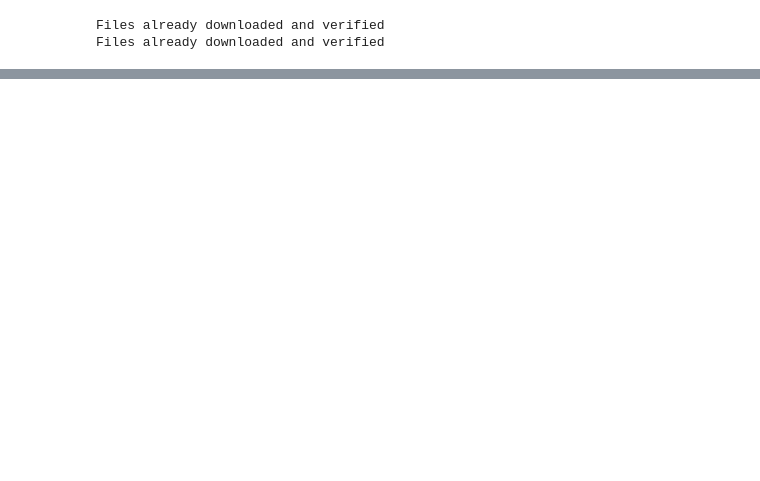
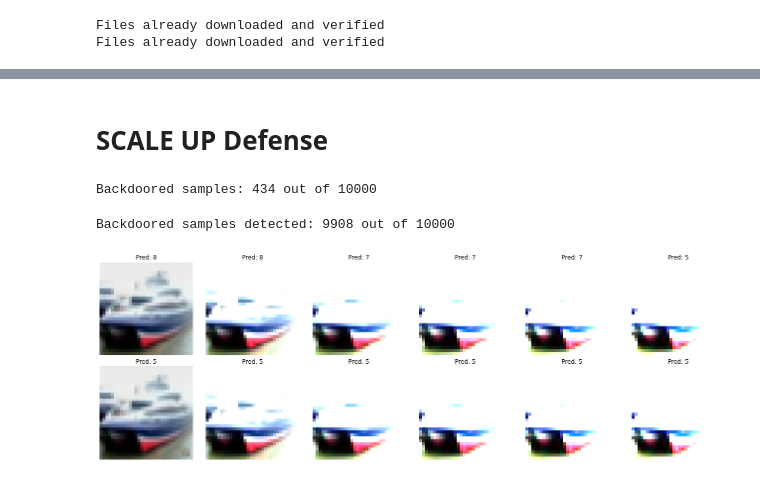
Before and after one commit to sashankneupane/backdoor-toolbox, a Jupyter notebook: SCALE UP.ipynb, the cells around one changed output, grey strips where cells are left out. Drawn from its saved outputs; the diff is of its cells as text; code cells hidden in the pictures; blank space fills up the shorter version.

Commit message:
Add scale up defense. Still needs some work

```diff
--- a/SCALE UP.ipynb
+++ b/SCALE UP.ipynb
@@ -45,5 +54,3 @@ poisoned_testloader = torch.utils.data.DataLoader(poisoned_testset, batch_size=1
 poisoned_net = models.resnet18(weights=None, num_classes=10).to(device)
 loss_fn = nn.CrossEntropyLoss()
 optimizer = optim.Adam(poisoned_net.parameters(), lr=0.001)
-# %%
-poisoned_net.load_state_dict(torch.load('cifar10_badnet_30.pth'))
@@ -52,3 +57,16 @@ poisoned_net.load_state_dict(torch.load('cifar10_badnet_30.pth'))
+# %%
+poisoned_net.load_state_dict(torch.load('cifar10_badnet_50.pth'))
+
+class Wrapper(nn.Module):
+    def __init__(self, net):
+        super(Wrapper, self).__init__()
+        self.net = net
+    def forward(self, x):
+        x = self.net(x)
+        preds = torch.argmax(x, dim=1)
+        return preds
+
+wrapped_model = Wrapper(poisoned_net)
 # %%
 def test_model(model, dataloader):
     model.eval()
@@ -87,0 +104,2 @@ Attack success rate: 0.9981
+# %% [markdown]
+# SCALE UP Defense
@@ -87,0 +110,49 @@ Attack success rate: 0.9981
+# %%
+backdoored = scaleup_defense.detect_backdoor(testloader, threshold=0.75)
+print(f'Backdoored samples: {backdoored.sum().item()} out of {len(testloader.dataset)}')
+# %% [output]
+Backdoored samples: 434 out of 10000
+# %%
+poisoned_backdoored = scaleup_defense.detect_backdoor(poisoned_testloader, threshold=0.9)
+print(f'Backdoored samples detected: {poisoned_backdoored.sum().item()} out of {len(poisoned_testloader.dataset)}')
+# %% [output]
+Backdoored samples detected: 9908 out of 10000
+# %%
+import matplotlib.pyplot as plt
+
+clean_img, clean_label = testset[1]
+clean_img = clean_img.to(device)
+poisoned_img, poisoned_label, target = poisoned_testset[1]
+poisoned_img = poisoned_img.to(device)
+
+scale_set = [1, 2, 3, 4, 5, 6]
+
+fig, axes = plt.subplots(2, len(scale_set), figsize=(18, 6))
+
+
+for idx, scale in enumerate(scale_set):
+    scaled_img = normalizer(denormalizer(clean_img) * scale)
+    prediction = wrapped_model(scaled_img.unsqueeze(0)).item()
+    denormalized = torch.clamp(denormalizer(scaled_img), 0, 1)
+    axes[0, idx].imshow(denormalized.permute(1, 2, 0).cpu())
+    axes[0, idx].set_title(f'Pred: {prediction}')
+    axes[0, idx].axis('off')
+
+# Process poisoned image
+for idx, scale in enumerate(scale_set):
+    scaled_poisoned_img = normalizer(denormalizer(poisoned_img) * scale)
+    prediction = wrapped_model(scaled_poisoned_img.unsqueeze(0)).item()
+    denormalized = torch.clamp(denormalizer(scaled_poisoned_img), 0, 1)
+    axes[1, idx].imshow(denormalized.permute(1, 2, 0).cpu())
+    axes[1, idx].set_title(f'Pred: {prediction}')
+    axes[1, idx].axis('off')
+
+# Add row labels
+axes[0, 0].set_ylabel('Clean Image', fontsize=12)
+axes[1, 0].set_ylabel('Poisoned Image', fontsize=12)
+
+# Adjust layout
+plt.tight_layout()
+plt.show()
+# %% [output]
+[figure, added]
```
Also changed, not shown: parts of 4 cells of this notebook, 4 other files.
